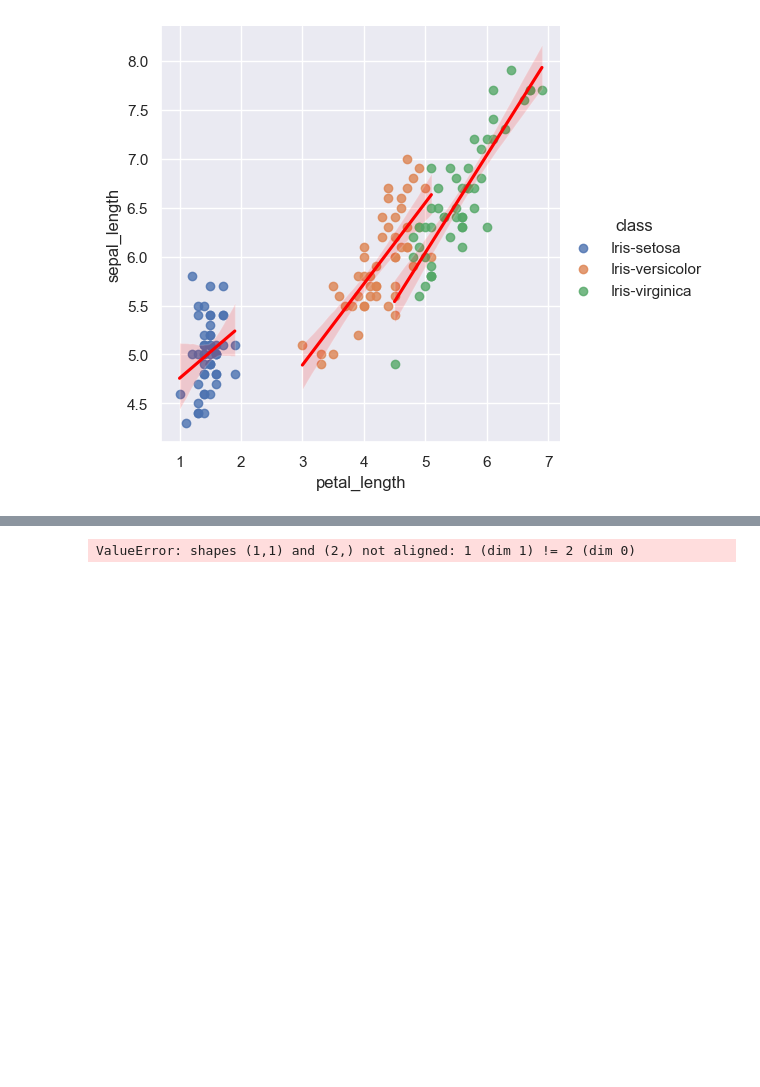
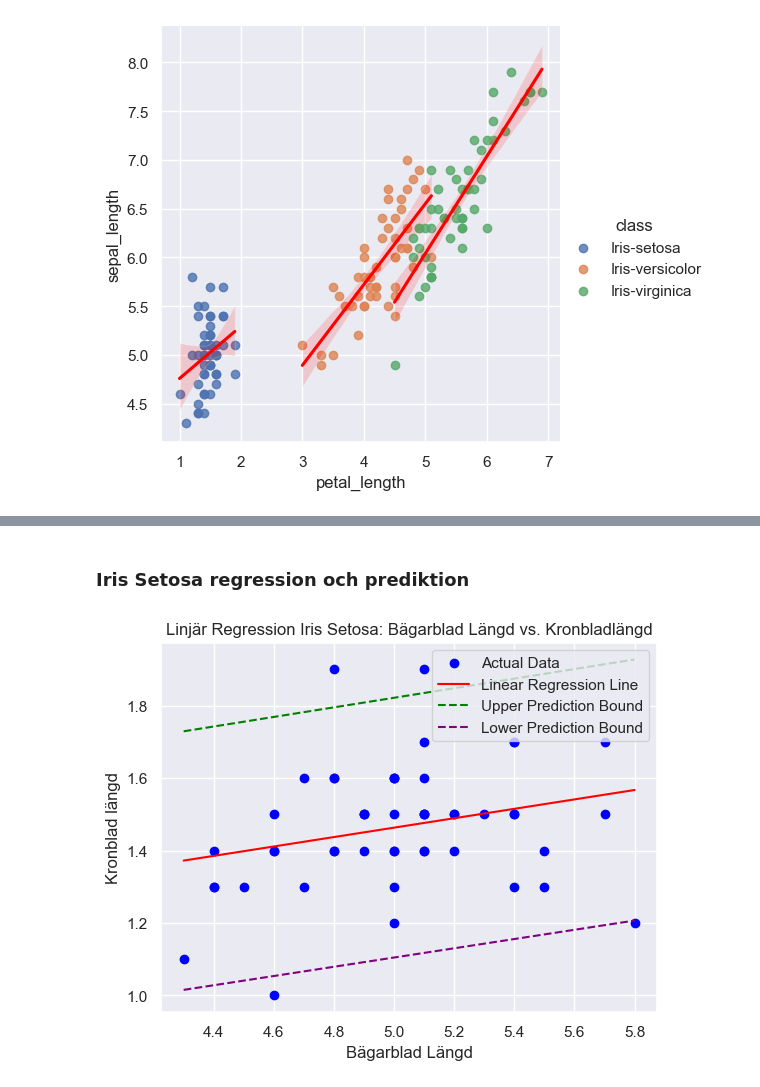
Before and after one commit to DeerBay/Statistics-Julia-Sjoholm, a Jupyter notebook: Lab/flower.ipynb, the cells around one changed output, grey strips where cells are left out. Saved outputs shown, nothing was run; the diff lists cells and outputs as text; code cells hidden in the pictures; blank space fills up the shorter version.

Commit message:
Update with linear regressions models

```diff
--- a/Lab/flower.ipynb
+++ b/Lab/flower.ipynb
@@ -349,14 +259,47 @@ plt.show()
-# %%
-# New sepal length value for prediction
-new_sepal_length = 6.0
-
-# Add a constant term (intercept) to the new value
-new_data = sm.add_constant(pd.Series([new_sepal_length]))
-
-# Make predictions
-predicted_petal_length = results.predict(new_data)
-
-# Print the predicted petal length
-print("Predicted Petal Length:", predicted_petal_length[0])
-# %% [output]
-ValueError: shapes (1,1) and (2,) not aligned: 1 (dim 1) != 2 (dim 0)
+# %% [markdown]
+### Iris Setosa regression och prediktion
+# %%
+# Extrahera bägarbladen som den oberoende variabeln (X)
+X = setosa['sepal_length']
+
+# Konstant (intercept) för den beroendeoberoende variabeln
+X = sm.add_constant(X)
+
+# Extrahera kronbladen som den beroende variabeln (y)
+y = setosa['petal_length']
+
+# linear regression model
+model = sm.OLS(y, X)
+
+# Passa modellen till datan
+results = model.fit()
+
+# Prediktioner för samtliga bägarblad i datasetet
+min_sepal_length = X['sepal_length'].min()
+max_sepal_length = X['sepal_length'].max()
+sepal_length_range = [min_sepal_length, max_sepal_length]
+predictions = results.predict(sm.add_constant(sepal_length_range))
+
+# Beräkna prediktionsintervall (95% konfidensintervall)
+from statsmodels.sandbox.regression.predstd import wls_prediction_std
+pred_std, lower, upper = wls_prediction_std(results, exog=sm.add_constant(sepal_length_range), alpha=0.05)
+
+# Plotta dem faktiska datapunkterna
+plt.scatter(X['sepal_length'], y, label='Actual Data', color='blue')
+
+# Plotta linjär regressions linje
+plt.plot(sepal_length_range, predictions, label='Linear Regression Line', color='red')
+
+# Plotta övre prediktionsgränsen
+plt.plot(sepal_length_range, upper, linestyle='--', color='green', label='Upper Prediction Bound')
+
+# Plotta nedre prediktionsgränsen
+plt.plot(sepal_length_range, lower, linestyle='--', color='purple', label='Lower Prediction Bound')
+
+plt.xlabel('Bägarblad Längd')
+plt.ylabel('Kronblad längd')
+plt.title('Linjär Regression Iris Setosa: Bägarblad Längd vs. Kronbladlängd')
+plt.legend()
+plt.show()
+# %% [output]
+[figure, added]
```
Also changed, not shown: parts of 15 cells of this notebook.
